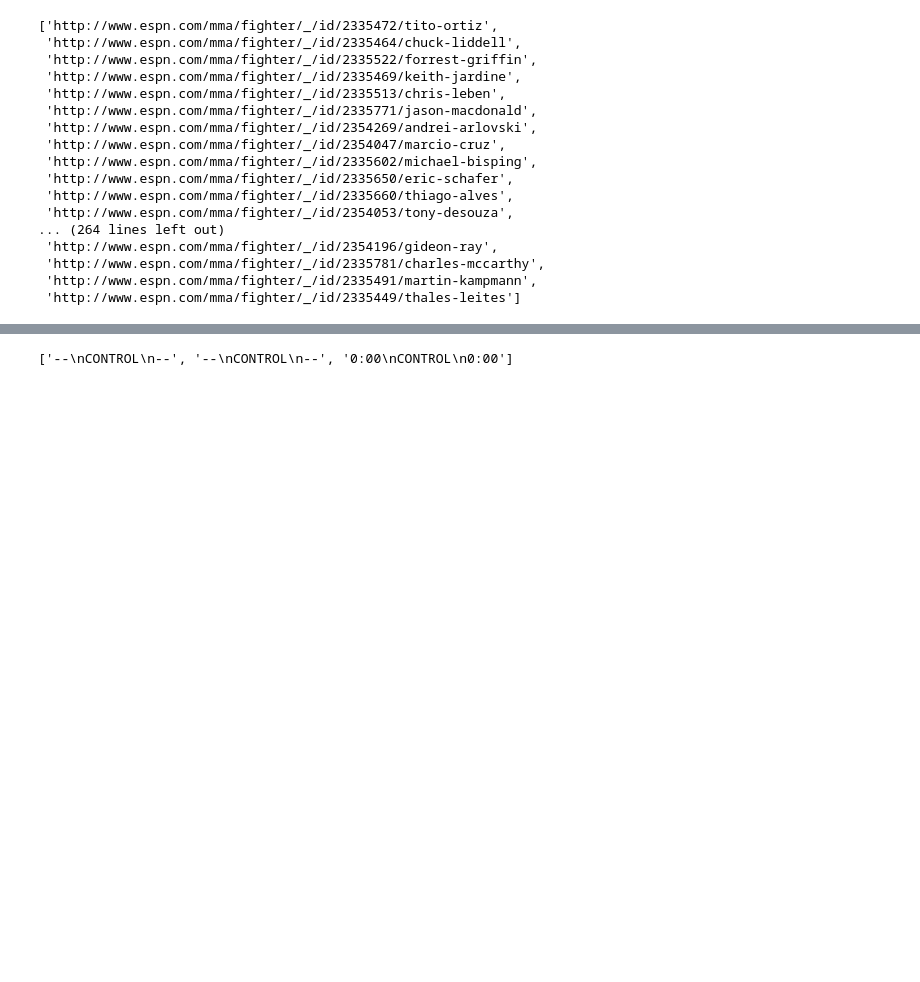
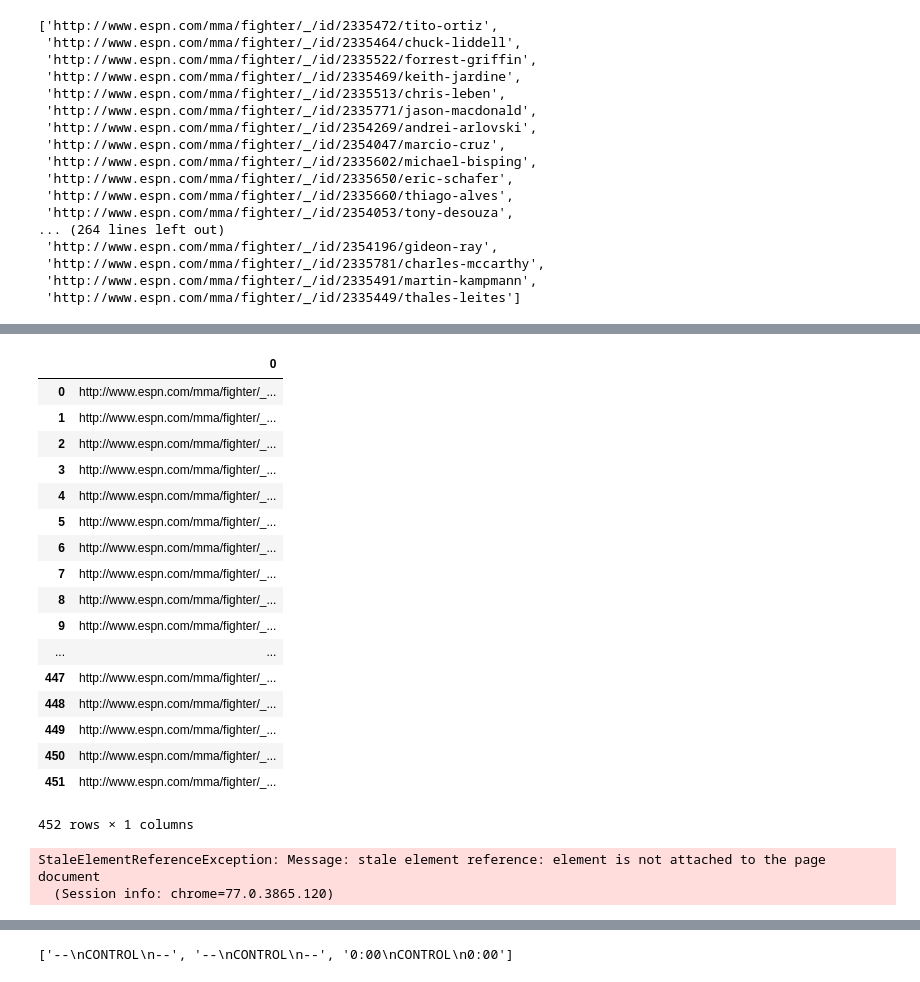
Before and after one commit to hmnathel/UFC_predict, a Jupyter notebook: espn.ipynb, the cells around one changed output, grey strips where cells are left out. Drawn from its saved outputs; the diff is of its cells as text; code cells hidden in the pictures; blank space fills up the shorter version.

```diff
--- a/espn.ipynb
+++ b/espn.ipynb
@@ -235,0 +708,13 @@ fighterlinks
+# %%
+espn09_2 = []
+for i in year[3:4]:
+    driver.get('https://www.espn.com/mma/fightcenter/_/league/ufc/year/{}'.format(i))
+    for element in driver.find_elements_by_css_selector('option[data-url]')[32:42]:
+        element.click()
+        time.sleep(.4)
+        accords = []
+        for b in driver.find_elements_by_tag_name('div.AccordionPanel.mb4')[1:]:
+            b.click()
+            time.sleep(.4)
+        for a in driver.find_elements_by_tag_name('a.AnchorLink.db.h9'):
+            espn09_2.append(a.get_attribute('href'))
@@ -235,0 +748,13 @@ fighterlinks
+# %%
+espn09_3 = []
+for i in year[3:4]:
+    driver.get('https://www.espn.com/mma/fightcenter/_/league/ufc/year/{}'.format(i))
+    for element in driver.find_elements_by_css_selector('option[data-url]')[38:45]:
+        element.click()
+        time.sleep(.4)
+        accords = []
+        for b in driver.find_elements_by_tag_name('div.AccordionPanel.mb4')[1:]:
+            b.click()
+            time.sleep(.4)
+        for a in driver.find_elements_by_tag_name('a.AnchorLink.db.h9'):
+            espn09_3.append(a.get_attribute('href'))
@@ -235,0 +785,13 @@ fighterlinks
+# %%
+espn09_4 = []
+for i in year[3:4]:
+    driver.get('https://www.espn.com/mma/fightcenter/_/league/ufc/year/{}'.format(i))
+    for element in driver.find_elements_by_css_selector('option[data-url]')[45:]:
+        element.click()
+        time.sleep(.4)
+        accords = []
+        for b in driver.find_elements_by_tag_name('div.AccordionPanel.mb4')[1:]:
+            b.click()
+            time.sleep(.4)
+        for a in driver.find_elements_by_tag_name('a.AnchorLink.db.h9'):
+            espn09_4.append(a.get_attribute('href'))
@@ -235,0 +818,23 @@ fighterlinks
+# %%
+espn_fighters09 = espn09_1 + espn09_2 + espn09_3 + espn09_4
+espn2009fighters = pd.DataFrame(espn_fighters09)
+espn2009fighters
+# %% [output]
+|  | 0 |
+| 0 | http://www.espn.com/mma/fighter/_... |
+| 1 | http://www.espn.com/mma/fighter/_... |
+| 2 | http://www.espn.com/mma/fighter/_... |
+| 3 | http://www.espn.com/mma/fighter/_... |
+| 4 | http://www.espn.com/mma/fighter/_... |
+| 5 | http://www.espn.com/mma/fighter/_... |
+| 6 | http://www.espn.com/mma/fighter/_... |
+| 7 | http://www.espn.com/mma/fighter/_... |
+| 8 | http://www.espn.com/mma/fighter/_... |
+| 9 | http://www.espn.com/mma/fighter/_... |
+| ... | ... |
+| 447 | http://www.espn.com/mma/fighter/_... |
+| 448 | http://www.espn.com/mma/fighter/_... |
+| 449 | http://www.espn.com/mma/fighter/_... |
+| 450 | http://www.espn.com/mma/fighter/_... |
+| 451 | http://www.espn.com/mma/fighter/_... |
+452 rows × 1 columns
@@ -235,0 +843,16 @@ fighterlinks
+# %%
+espn10_1 = []
+for i in year[4:5]:
+    driver.get('https://www.espn.com/mma/fightcenter/_/league/ufc/year/{}'.format(i))
+    for element in driver.find_elements_by_css_selector('option[data-url]')[29:39]:
+        element.click()
+        time.sleep(.4)
+        accords = []
+        for b in driver.find_elements_by_tag_name('div.AccordionPanel.mb4')[1:]:
+            b.click()
+            time.sleep(.4)
+        for a in driver.find_elements_by_tag_name('a.AnchorLink.db.h9'):
+            espn10_1.append(a.get_attribute('href'))
+# %% [output]
+StaleElementReferenceException: Message: stale element reference: element is not attached to the page document
+  (Session info: chrome=77.0.3865.120)
```
Also changed, not shown: parts of 210 cells of this notebook, 12 other files.
